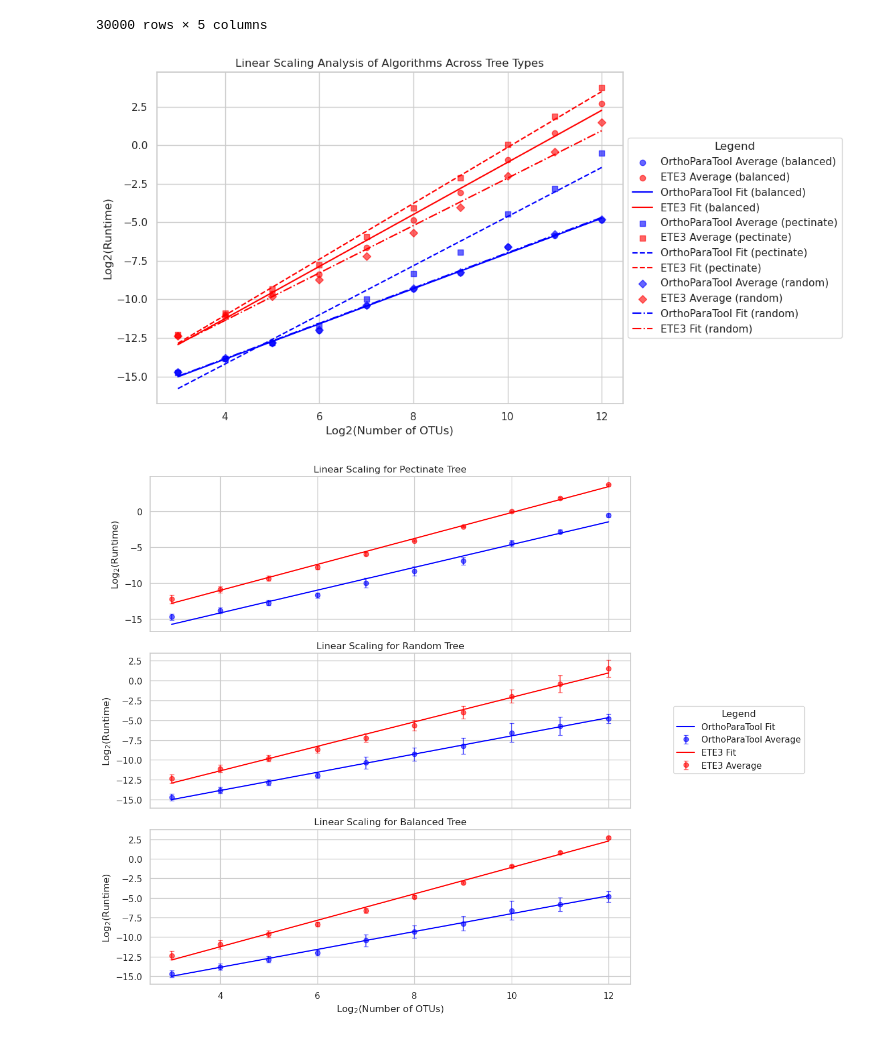
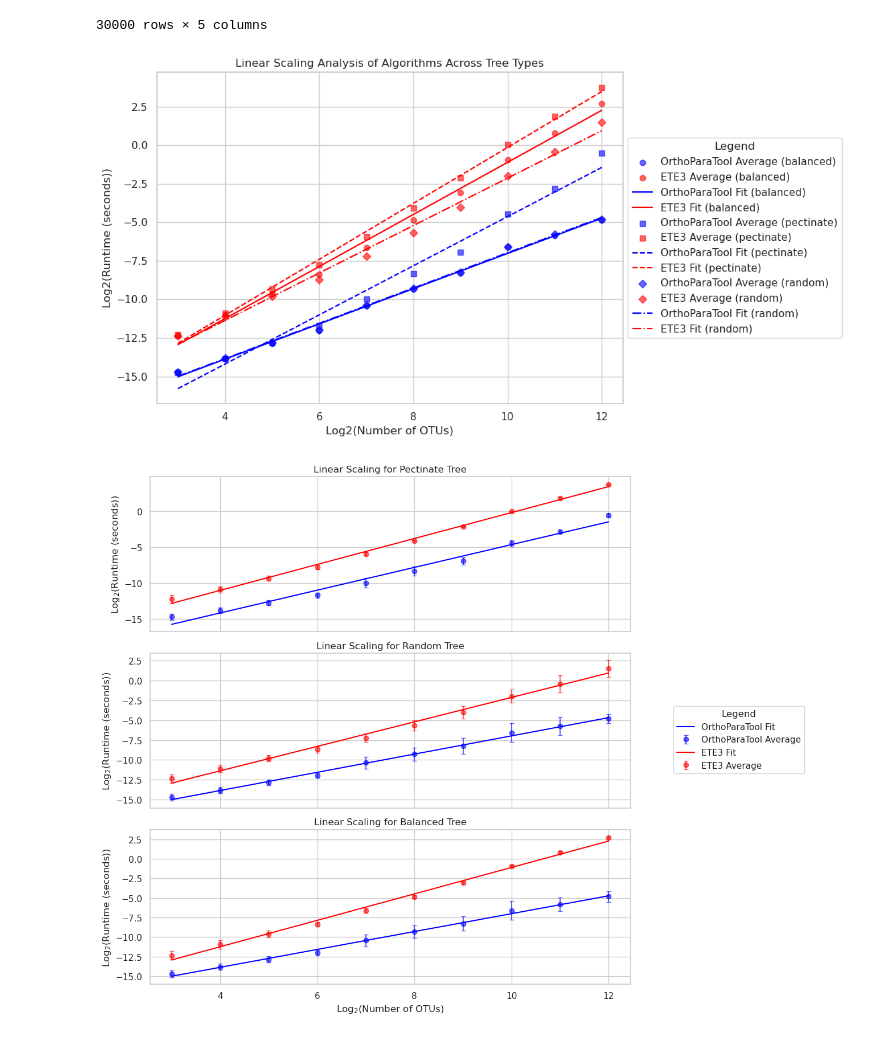
Before and after one commit to rhit-davisoc/OrthoParaTesting, a Jupyter notebook: Automated Test/data_analysis.ipynb, the cells around one changed output. Drawn from its saved outputs; the diff is of its cells as text; code cells hidden in the pictures.

Commit message:
Updated y-axis to specify runtime in seconds

```diff
--- a/Automated Test/data_analysis.ipynb
+++ b/Automated Test/data_analysis.ipynb
@@ -86,7 +86,7 @@ for tree_type in df_grouped['type'].unique():
 
 plt.title('Linear Scaling Analysis of Algorithms Across Tree Types')
 plt.xlabel('Log2(Number of OTUs)')
-plt.ylabel('Log2(Runtime)')
+plt.ylabel('Log2(Runtime (seconds))')
 
 
 plt.legend(loc='center left', bbox_to_anchor=(1, 0.5), title='Legend')
@@ -94,7 +94,7 @@ plt.legend(loc='center left', bbox_to_anchor=(1, 0.5), title='Legend')
 plt.tight_layout(rect=[0, 0, 0.95, 1])  # Adjust layout to make space for the legend
 plt.show()
 # %% [output]
-[figure, old version]
+[figure, new version]
 # %%
 # Log2-transformation
 df['log2_num_otus'] = np.log2(df['num_otus'])
@@ -149,35 +149,35 @@ for i, tree_type in enumerate(tree_order):
     line_our, = ax.plot(x_vals, y_our_pred, label=f'OrthoParaTool Fit',
                         color=colors['OrthoParaTool'], linestyle='-')
     line_ete, = ax.plot(x_vals, y_ete_pred, label=f'ETE3 Fit',
                         color=colors['ETE3'], linestyle='-')
 
     # Plot averages with error bars
     avg_our = ax.errorbar(df_subset['log2_num_otus'], df_subset['log2_our_time_mean'],
                           yerr=df_subset['log2_our_time_std'], fmt='o',
                           label=f'OrthoParaTool Average', color=colors['OrthoParaTool'],
                           alpha=0.6, capsize=3)
     avg_ete = ax.errorbar(df_subset['log2_num_otus'], df_subset['log2_ete_time_mean'],
                           yerr=df_subset['log2_ete_time_std'], fmt='o',
                           label=f'ETE3 Average', color=colors['ETE3'],
                           alpha=0.6, capsize=3)
 
     # Set title
     ax.set_title(f'Linear Scaling for {tree_labels[tree_type].capitalize()} Tree')
-    ax.set_ylabel('Log$_{2}$(Runtime)')
+    ax.set_ylabel('Log$_{2}$(Runtime (seconds))')
 
 # Labels and Legend
 axs[-1].set_xlabel('Log$_{2}$(Number of OTUs)')
 
 
 fig.legend([line_our, avg_our, line_ete, avg_ete],
            ['OrthoParaTool Fit', 'OrthoParaTool Average', 'ETE3 Fit', 'ETE3 Average'],
            loc='center left', bbox_to_anchor=(1, 0.5), title='Legend')
 
 plt.tight_layout(rect=[0, 0, 0.95, 1])
 
 plt.show()
 # %% [output]
-[figure, old version]
+[figure, new version]
 # %%
 for tree_type in tree_order:
     df_subset = df_grouped[df_grouped['type'] == tree_type]
```
Also changed, not shown: parts of 1 cell of this notebook.
